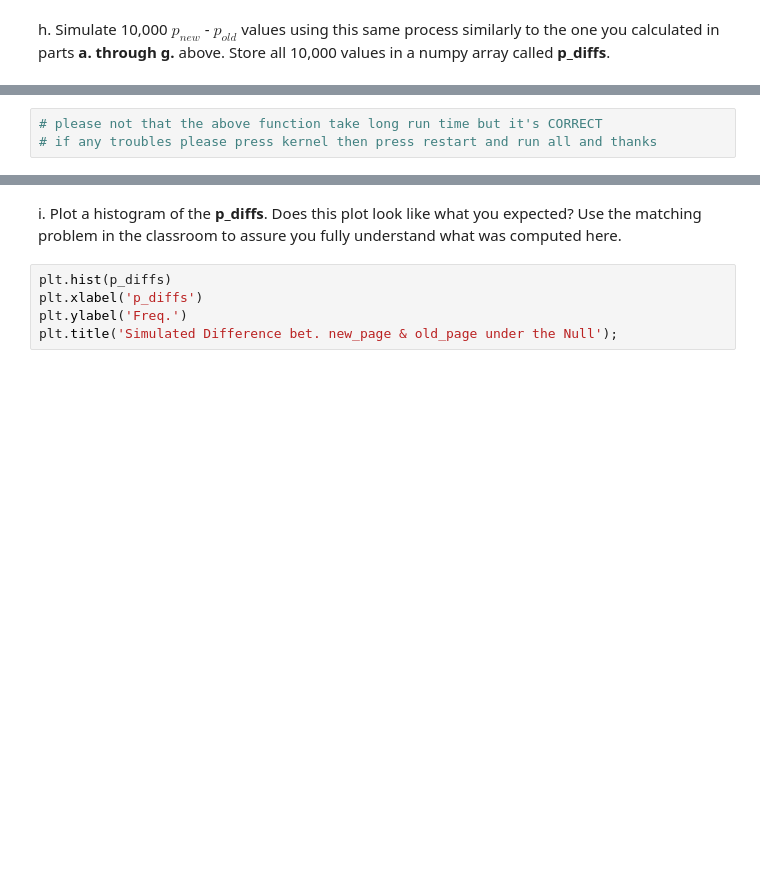
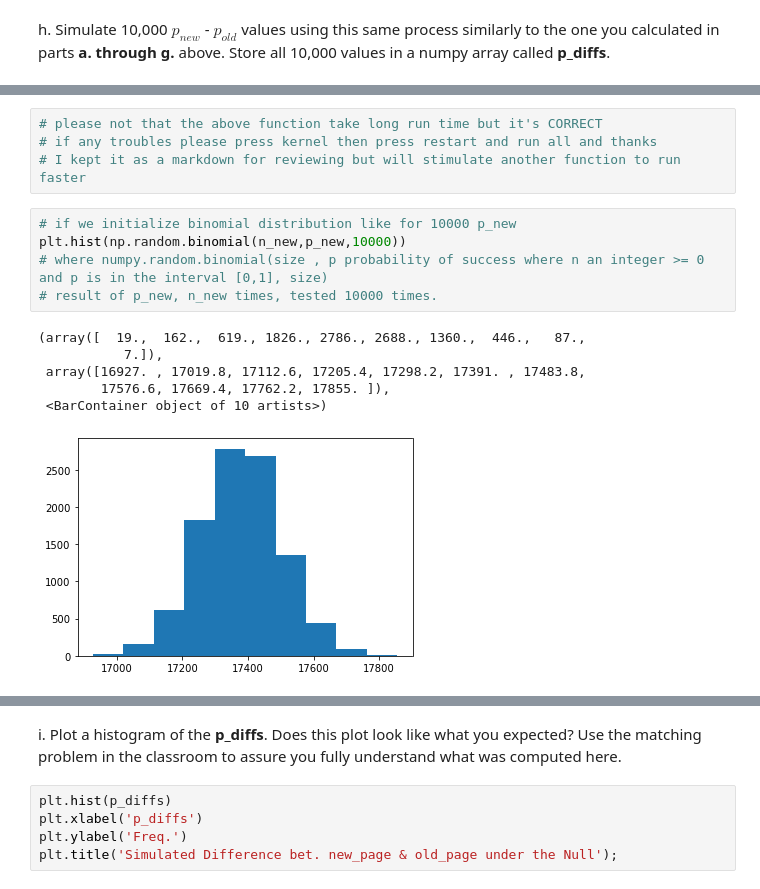
Before and after one commit to Theabdelkader/Analyze-AB-Test-Results, a Jupyter notebook: Analyze_ab_test_results_notebook.ipynb, the cells around one changed output, grey strips where cells are left out. Drawn from its saved outputs; the diff is of its cells as text; blank space fills up the shorter version.

```diff
--- a/Analyze_ab_test_results_notebook.ipynb
+++ b/Analyze_ab_test_results_notebook.ipynb
@@ -317,3 +318,16 @@ for i in range(10000) :
 # %%
 # please not that the above function take long run time but it's CORRECT
 # if any troubles please press kernel then press restart and run all and thanks
+# I kept it as a markdown for reviewing but will stimulate another function to run faster
+# %%
+# if we initialize binomial distribution like for 10000 p_new
+plt.hist(np.random.binomial(n_new,p_new,10000))
+# where numpy.random.binomial(size , p probability of success where n an integer >= 0 and p is in the interval [0,1], size)
+# result of p_new, n_new times, tested 10000 times.
+# %% [output]
+(array([  19.,  162.,  619., 1826., 2786., 2688., 1360.,  446.,   87.,
+           7.]),
+ array([16927. , 17019.8, 17112.6, 17205.4, 17298.2, 17391. , 17483.8,
+        17576.6, 17669.4, 17762.2, 17855. ]),
+ <BarContainer object of 10 artists>)
+[figure, added]
```
Also changed, not shown: parts of 8 cells of this notebook.
